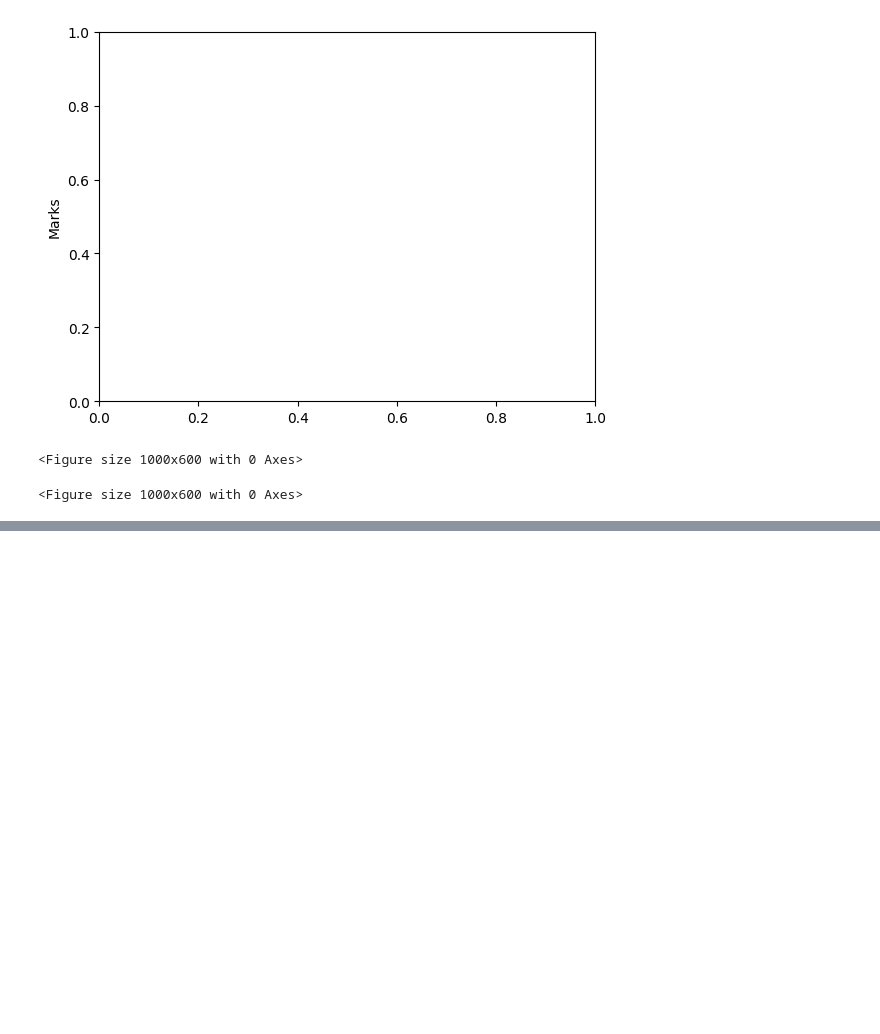
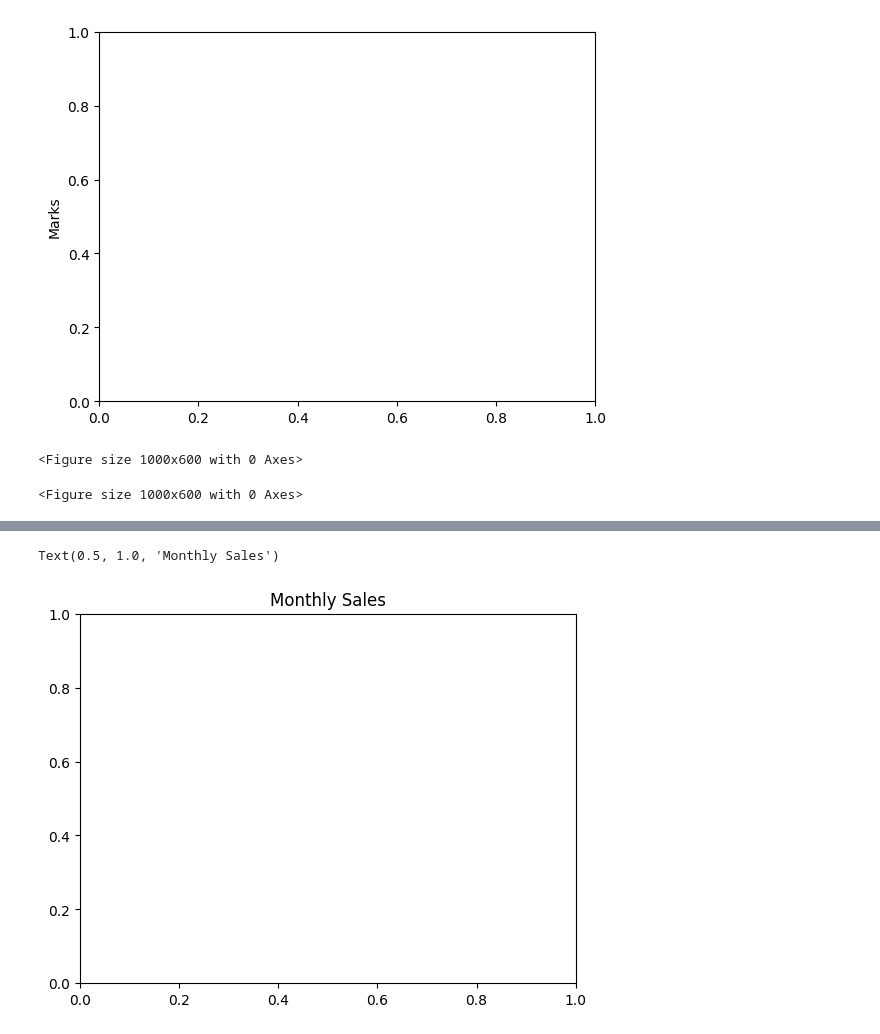
Before and after one commit to Rahmatul-Rovi/Machine-Learning-Practice, a Jupyter notebook: Chart_&_Graph.ipynb, the cells around one changed output, grey strips where cells are left out. Cells and saved outputs as stored; diff of their text form; code cells hidden in the pictures; blank space fills up the shorter version.

```diff
--- a/Chart_&_Graph.ipynb
+++ b/Chart_&_Graph.ipynb
@@ -39,0 +45,5 @@ plt.figure(figsize=(10, 6))
+# %%
+plt.title("Monthly Sales")
+# %% [output]
+Text(0.5, 1.0, 'Monthly Sales')
+[figure, added]
```
Also changed, not shown: parts of 1 cell of this notebook.
